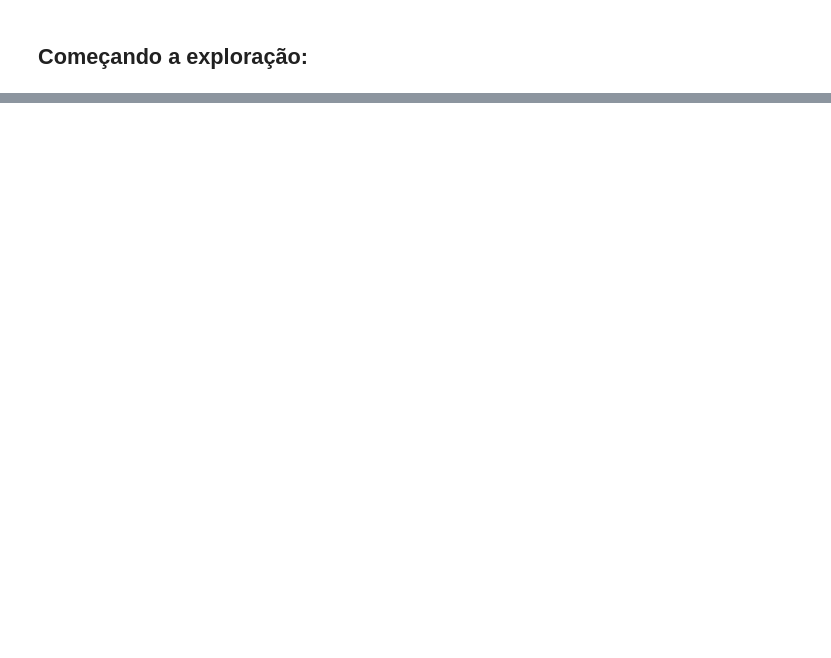
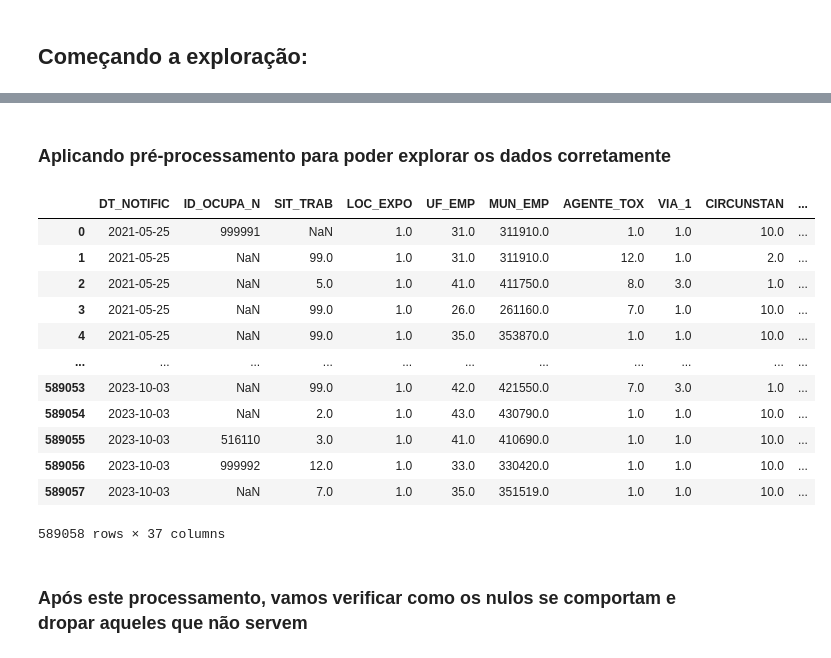
Before and after one commit to DemoreDev/amap, a Jupyter notebook: iexo.ipynb, the cells around one changed output, grey strips where cells are left out. Cells and saved outputs as stored; diff of their text form; code cells hidden in the pictures; blank space fills up the shorter version.

Commit message:
finaliza processamento, falta graficos

```diff
--- a/iexo.ipynb
+++ b/iexo.ipynb
@@ -988,0 +54,7 @@ plt.show()
+# %%
+df = pd.read_csv("dataset.csv")
+# "Cara" do dataframe
+display(df.head())
+
+# Mostra as colunas, um resumo estatístico e nulos
+df.info()
@@ -988,0 +120,2 @@ plt.show()
+# %% [markdown]
+### Aplicando pré-processamento para poder explorar os dados corretamente
@@ -988,0 +203,69 @@ plt.show()
+# %%
+# Cria uma cópia para não alterar o df diretamente
+df_raw = df.copy()
+
+# Lista das colunas que precisam ser lidas como número
+obj_to_numeric = [
+    'SIT_TRAB', 'LOC_EXPO', 'UF_EMP', 'MUN_EMP', 'AGENTE_TOX',
+    'UTILIZACAO', 'VIA_1', 'CIRCUNSTAN', 'DOENCA_TRA', 'TPEXP',
+    'TPTEMPO', 'TPATENDE', 'HOSPITAL', 'CLASSI_FIN', 'EVOLUCAO',
+    'CS_GESTANT', 'CS_RACA', 'CS_ESCOL_N'
+]
+
+# Converte para número de fato
+for col in obj_to_numeric:
+    if col in df_raw.columns:
+        df_raw[col] = pd.to_numeric(df_raw[col], errors='coerce')
+
+# Padroniza outliers (homens com gravidez != de "não se aplica")
+if 'CS_SEXO' in df_raw.columns and 'CS_GESTANT' in df_raw.columns:
+    df_raw.loc[(df_raw['CS_SEXO'] == 'M') & (df_raw['CS_GESTANT'].isin([5.0, 9.0])), 'CS_GESTANT'] = 6.0
+
+# Cria uma nova coluna com a descrição da coluna numérica
+for col, mapping in dictionary.items():
+    if col in df_raw.columns:
+        df_raw[f"{col}_DESC"] = df_raw[col].map(mapping)
+
+# Converte datas para o formato correto
+for col in ['DT_NOTIFIC', 'DTINTERNA', 'DT_OBITO']:
+    if col in df_raw.columns:
+        df_raw[col] = pd.to_datetime(df_raw[col], errors='coerce')
+
+# Convertendo as idades para formato legível
+def decode_idade(x):
+    try:
+        s = str(int(x)).zfill(4)
+        unid, val = s[0], int(s[1:])
+        if unid == '4': return val
+        if unid == '3': return val / 12
+        if unid == '2': return val / 365
+        return np.nan
+    except:
+        return np.nan
+
+if 'NU_IDADE_N' in df_raw.columns:
+    df_raw['IDADE_ANOS'] = df_raw['NU_IDADE_N'].apply(decode_idade)
+
+    # Tratando os outliers de idade
+    df_raw.loc[df_raw['IDADE_ANOS'] > 110, 'IDADE_ANOS'] = np.nan
+
+if 'NUTEMPO' in df_raw.columns:
+    df_raw['NUTEMPO'] = df_raw['NUTEMPO'].astype(str).str.extract(r'(\d+)').astype(float)
+
+display(df_raw)
+# %% [output]
+|  | DT_NOTIFIC | ID_OCUPA_N | SIT_TRAB | LOC_EXPO | UF_EMP | MUN_EMP | AGENTE_TOX | VIA_1 | CIRCUNSTAN | ... |
+| 0 | 2021-05-25 | 999991 | NaN | 1.0 | 31.0 | 311910.0 | 1.0 | 1.0 | 10.0 | ... |
+| 1 | 2021-05-25 | NaN | 99.0 | 1.0 | 31.0 | 311910.0 | 12.0 | 1.0 | 2.0 | ... |
+| 2 | 2021-05-25 | NaN | 5.0 | 1.0 | 41.0 | 411750.0 | 8.0 | 3.0 | 1.0 | ... |
+| 3 | 2021-05-25 | NaN | 99.0 | 1.0 | 26.0 | 261160.0 | 7.0 | 1.0 | 10.0 | ... |
+| 4 | 2021-05-25 | NaN | 99.0 | 1.0 | 35.0 | 353870.0 | 1.0 | 1.0 | 10.0 | ... |
+| ... | ... | ... | ... | ... | ... | ... | ... | ... | ... | ... |
+| 589053 | 2023-10-03 | NaN | 99.0 | 1.0 | 42.0 | 421550.0 | 7.0 | 3.0 | 1.0 | ... |
+| 589054 | 2023-10-03 | NaN | 2.0 | 1.0 | 43.0 | 430790.0 | 1.0 | 1.0 | 10.0 | ... |
+| 589055 | 2023-10-03 | 516110 | 3.0 | 1.0 | 41.0 | 410690.0 | 1.0 | 1.0 | 10.0 | ... |
+| 589056 | 2023-10-03 | 999992 | 12.0 | 1.0 | 33.0 | 330420.0 | 1.0 | 1.0 | 10.0 | ... |
+| 589057 | 2023-10-03 | NaN | 7.0 | 1.0 | 35.0 | 351519.0 | 1.0 | 1.0 | 10.0 | ... |
+589058 rows × 37 columns
+# %% [markdown]
+### Após este processamento, vamos verificar como os nulos se comportam e dropar aqueles que não servem
```
Also changed, not shown: parts of 52 cells of this notebook, 2 other files.
